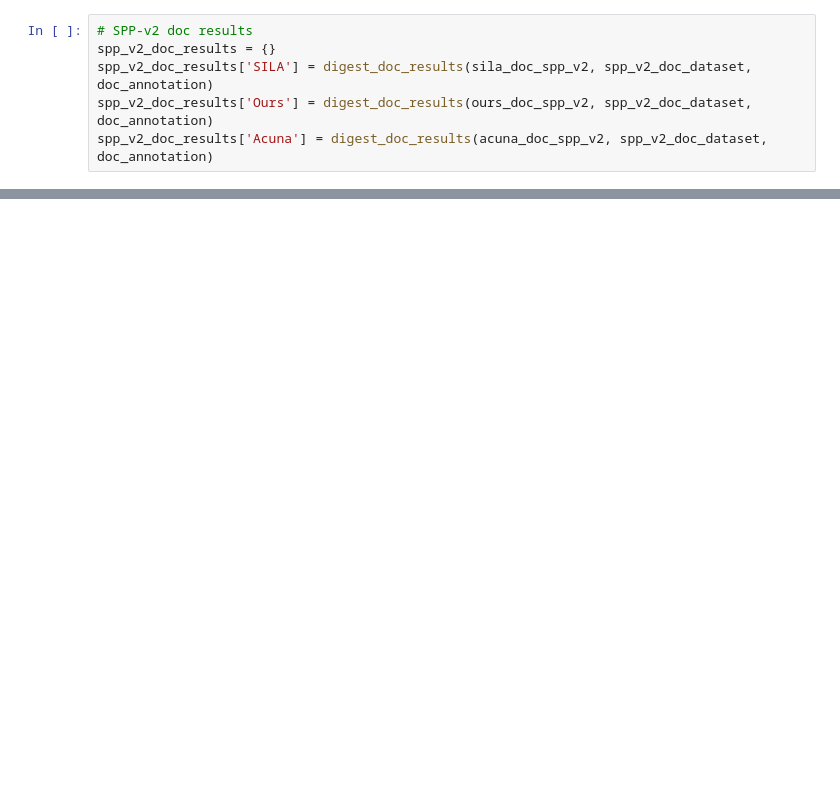
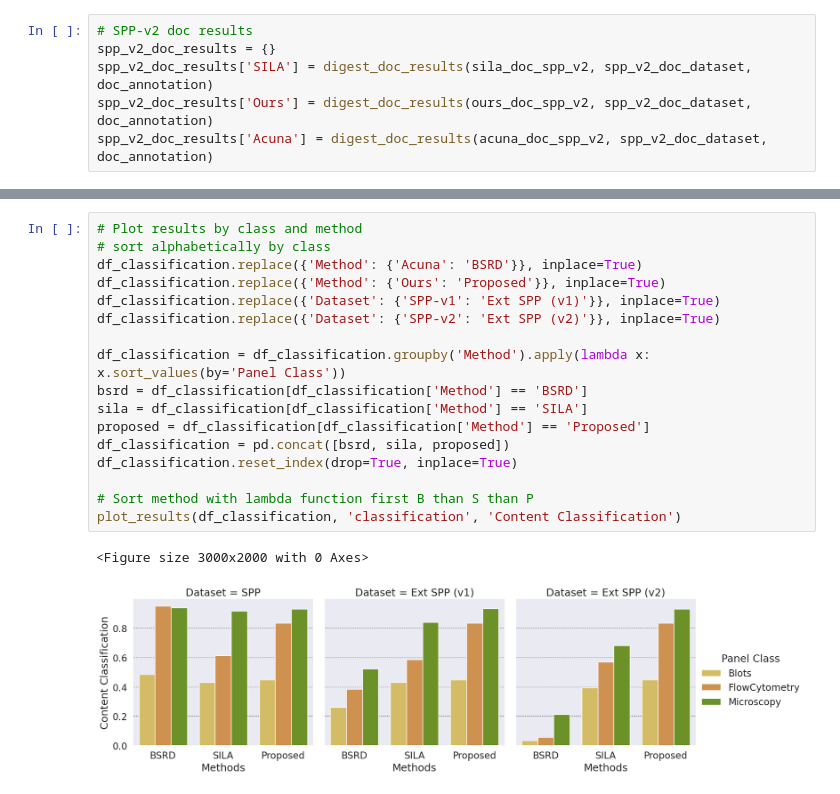
Before and after one commit to phillipecardenuto/upm, a Jupyter notebook: notebooks/RESULTS.ipynb, the cells around one changed output, grey strips where cells are left out. Drawn from its saved outputs; the diff is of its cells as text; blank space fills up the shorter version.

```diff
--- a/notebooks/RESULTS.ipynb
+++ b/notebooks/RESULTS.ipynb
@@ -354,0 +489,20 @@ spp_v2_doc_results
+# %%
+# Plot results by class and method
+# sort alphabetically by class
+df_classification.replace({'Method': {'Acuna': 'BSRD'}}, inplace=True)
+df_classification.replace({'Method': {'Ours': 'Proposed'}}, inplace=True)
+df_classification.replace({'Dataset': {'SPP-v1': 'Ext SPP (v1)'}}, inplace=True)
+df_classification.replace({'Dataset': {'SPP-v2': 'Ext SPP (v2)'}}, inplace=True)
+
+df_classification = df_classification.groupby('Method').apply(lambda x: x.sort_values(by='Panel Class'))
+bsrd = df_classification[df_classification['Method'] == 'BSRD']
+sila = df_classification[df_classification['Method'] == 'SILA']
+proposed = df_classification[df_classification['Method'] == 'Proposed']
+df_classification = pd.concat([bsrd, sila, proposed])
+df_classification.reset_index(drop=True, inplace=True)
+
+# Sort method with lambda function first B than S than P
+plot_results(df_classification, 'classification', 'Content Classification')
+# %% [output]
+<Figure size 3000x2000 with 0 Axes>
+[figure, added]
```
Also changed, not shown: parts of 25 cells of this notebook, 19 other files.
